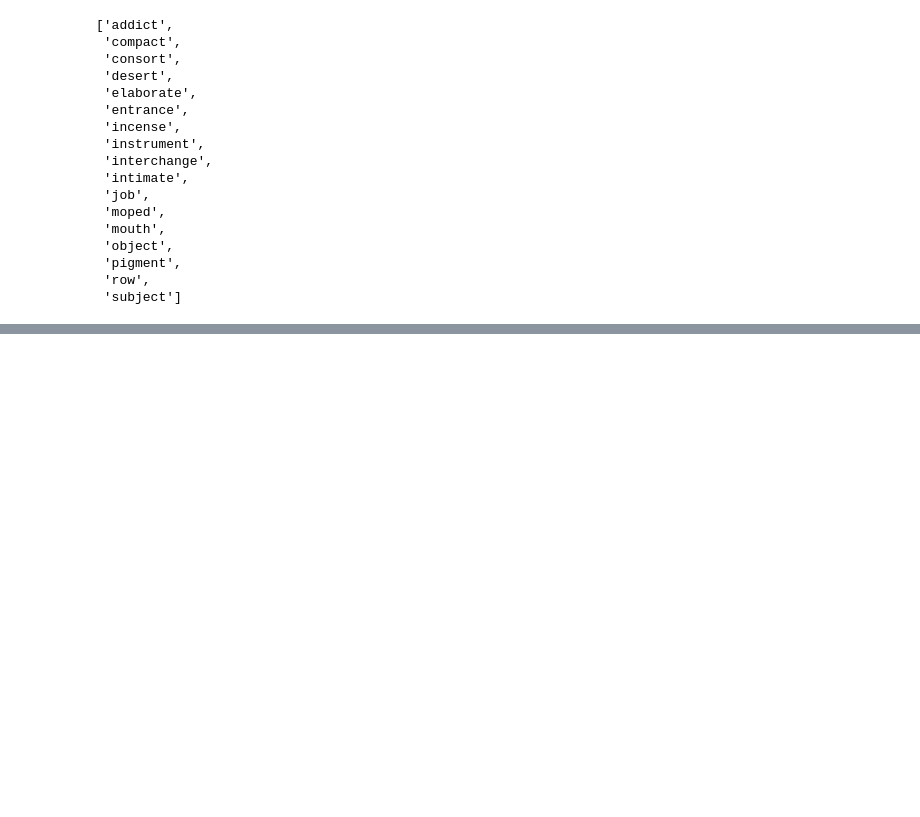
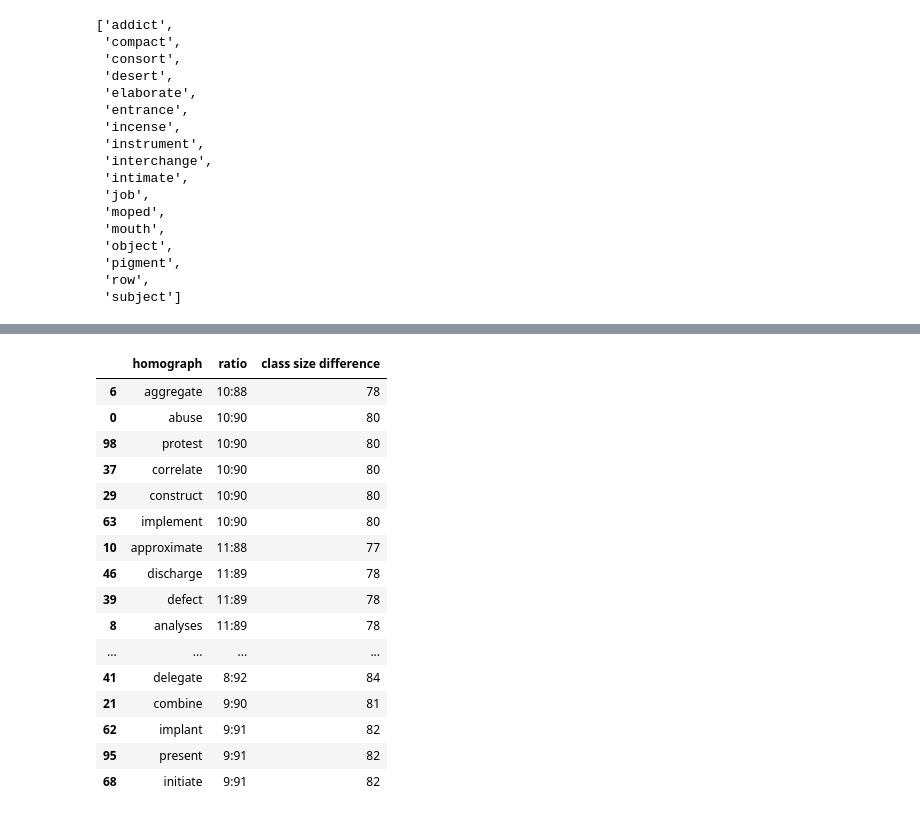
Before and after one commit to jseale/dissertation, a Jupyter notebook: Data_Exploration/WHD/explore_WHD.ipynb, the cells around one changed output, grey strips where cells are left out. Drawn from its saved outputs; the diff is of its cells as text; code cells hidden in the pictures; blank space fills up the shorter version.

```diff
--- a/Data_Exploration/WHD/explore_WHD.ipynb
+++ b/Data_Exploration/WHD/explore_WHD.ipynb
@@ -365,0 +389,23 @@ smaller["homograph"].nunique()
+# %%
+hids = []
+for idx, group in dataset_final.groupby('homograph'):
+    #print(idx)
+    ttl = 0
+    grp = []
+    for wordid in group['wordid'].unique():
+        homograph_wordid = {}
+        homograph_wordid['homograph'] = idx
+        homograph_wordid["wordid"] = wordid
+        count = len(group[group['wordid'] == wordid])
+        homograph_wordid["wordid_count"] = count
+        #print("{}:{}".format(wordid, count))
+        grp.append(homograph_wordid)
+        ttl += count
+    hid_df = pd.DataFrame(grp)
+    hid_df["ttl"] = ttl
+    hids.append(hid_df)
+    #print("\n")
+hids_df = pd.concat(hids)
+hids_df["percent_ttl"] = hids_df['wordid_count']/hids_df["ttl"]
+hids_df["percent_ttl"] = hids_df["percent_ttl"].apply(lambda x: float(str(x*100)[:4]))
+print(hids_df)
@@ -365,0 +491,20 @@ smaller["homograph"].nunique()
+# %%
+ratios_df.sort_values(by='ratio')
+# %% [output]
+|  | homograph | ratio | class size difference |
+| 6 | aggregate | 10:88 | 78 |
+| 0 | abuse | 10:90 | 80 |
+| 98 | protest | 10:90 | 80 |
+| 37 | correlate | 10:90 | 80 |
+| 29 | construct | 10:90 | 80 |
+| 63 | implement | 10:90 | 80 |
+| 10 | approximate | 11:88 | 77 |
+| 46 | discharge | 11:89 | 78 |
+| 39 | defect | 11:89 | 78 |
+| 8 | analyses | 11:89 | 78 |
+| ... | ... | ... | ... |
+| 41 | delegate | 8:92 | 84 |
+| 21 | combine | 9:90 | 81 |
+| 62 | implant | 9:91 | 82 |
+| 95 | present | 9:91 | 82 |
+| 68 | initiate | 9:91 | 82 |
```
Also changed, not shown: parts of 32 cells of this notebook, 20 other files.
